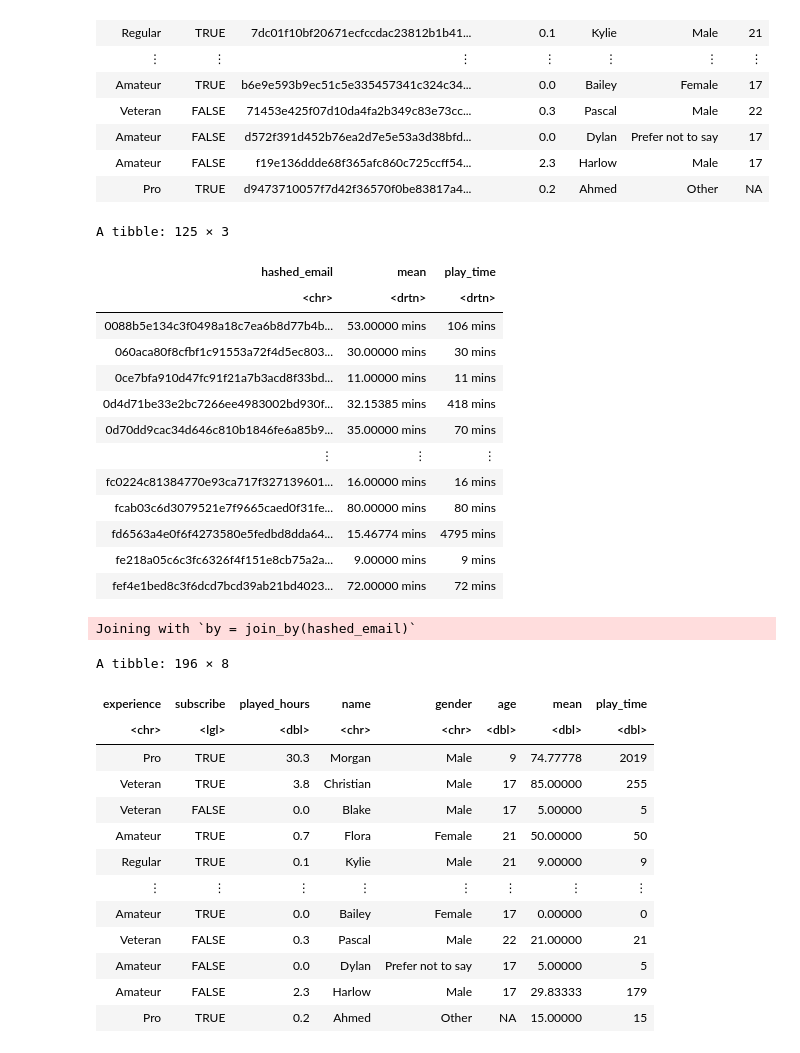
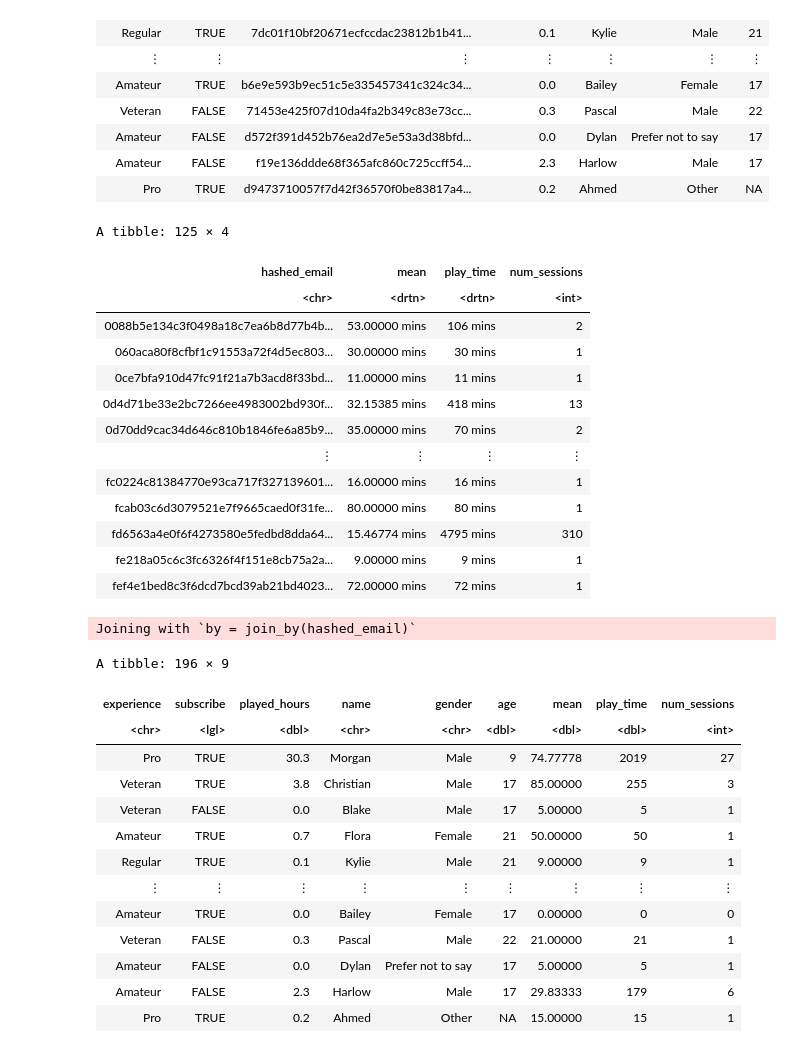
Before and after one commit to YoyoLiu314/group-project, a Jupyter notebook: group_project.ipynb, the cells around one changed output. Drawn from its saved outputs; the diff is of its cells as text; code cells hidden in the pictures.

```diff
--- a/group_project.ipynb
+++ b/group_project.ipynb
@@ -135,42 +135,42 @@ A spec_tbl_df: 196 × 7
 durations <- sessions |>
     mutate(duration = end_time - start_time) |>
     group_by(hashed_email) |>
-    summarize(mean = mean(duration, na.rm = TRUE), play_time = sum(duration, na.rm = TRUE))
+    summarize(mean = mean(duration, na.rm = TRUE), play_time = sum(duration, na.rm = TRUE), num_sessions = n())
 durations
 # %% [output]
-A tibble: 125 × 3
+A tibble: 125 × 4
-| hashed_email | mean | play_time |
-| <chr> | <drtn> | <drtn> |
-| 0088b5e134c3f0498a18c7ea6b8d77b4b... | 53.00000 mins | 106 mins |
-| 060aca80f8cfbf1c91553a72f4d5ec803... | 30.00000 mins | 30 mins |
-| 0ce7bfa910d47fc91f21a7b3acd8f33bd... | 11.00000 mins | 11 mins |
-| 0d4d71be33e2bc7266ee4983002bd930f... | 32.15385 mins | 418 mins |
-| 0d70dd9cac34d646c810b1846fe6a85b9... | 35.00000 mins | 70 mins |
-| ⋮ | ⋮ | ⋮ |
-| fc0224c81384770e93ca717f327139601... | 16.00000 mins | 16 mins |
-| fcab03c6d3079521e7f9665caed0f31fe... | 80.00000 mins | 80 mins |
-| fd6563a4e0f6f4273580e5fedbd8dda64... | 15.46774 mins | 4795 mins |
-| fe218a05c6c3fc6326f4f151e8cb75a2a... | 9.00000 mins | 9 mins |
-| fef4e1bed8c3f6dcd7bcd39ab21bd4023... | 72.00000 mins | 72 mins |
+| hashed_email | mean | play_time | num_sessions |
+| <chr> | <drtn> | <drtn> | <int> |
+| 0088b5e134c3f0498a18c7ea6b8d77b4b... | 53.00000 mins | 106 mins | 2 |
+| 060aca80f8cfbf1c91553a72f4d5ec803... | 30.00000 mins | 30 mins | 1 |
+| 0ce7bfa910d47fc91f21a7b3acd8f33bd... | 11.00000 mins | 11 mins | 1 |
+| 0d4d71be33e2bc7266ee4983002bd930f... | 32.15385 mins | 418 mins | 13 |
+| 0d70dd9cac34d646c810b1846fe6a85b9... | 35.00000 mins | 70 mins | 2 |
+| ⋮ | ⋮ | ⋮ | ⋮ |
+| fc0224c81384770e93ca717f327139601... | 16.00000 mins | 16 mins | 1 |
+| fcab03c6d3079521e7f9665caed0f31fe... | 80.00000 mins | 80 mins | 1 |
+| fd6563a4e0f6f4273580e5fedbd8dda64... | 15.46774 mins | 4795 mins | 310 |
+| fe218a05c6c3fc6326f4f151e8cb75a2a... | 9.00000 mins | 9 mins | 1 |
+| fef4e1bed8c3f6dcd7bcd39ab21bd4023... | 72.00000 mins | 72 mins | 1 |
 # %%
 players_joined <- left_join(players, durations) |>
     select(-hashed_email) |>
     mutate(play_time = as.numeric(play_time), mean = as.numeric(mean)) |>
-    mutate(play_time = replace_na(play_time, 0), mean = replace_na(mean, 0))
+    mutate(play_time = replace_na(play_time, 0), mean = replace_na(mean, 0), num_sessions = replace_na(num_sessions, 0))
 players_joined
 # %% [output]
 Joining with `by = join_by(hashed_email)`
-A tibble: 196 × 8
+A tibble: 196 × 9
-| experience | subscribe | played_hours | name | gender | age | mean | play_time |
-| <chr> | <lgl> | <dbl> | <chr> | <chr> | <dbl> | <dbl> | <dbl> |
-| Pro | TRUE | 30.3 | Morgan | Male | 9 | 74.77778 | 2019 |
-| Veteran | TRUE | 3.8 | Christian | Male | 17 | 85.00000 | 255 |
-| Veteran | FALSE | 0.0 | Blake | Male | 17 | 5.00000 | 5 |
-| Amateur | TRUE | 0.7 | Flora | Female | 21 | 50.00000 | 50 |
-| Regular | TRUE | 0.1 | Kylie | Male | 21 | 9.00000 | 9 |
-| ⋮ | ⋮ | ⋮ | ⋮ | ⋮ | ⋮ | ⋮ | ⋮ |
-| Amateur | TRUE | 0.0 | Bailey | Female | 17 | 0.00000 | 0 |
-| Veteran | FALSE | 0.3 | Pascal | Male | 22 | 21.00000 | 21 |
-| Amateur | FALSE | 0.0 | Dylan | Prefer not to say | 17 | 5.00000 | 5 |
-| Amateur | FALSE | 2.3 | Harlow | Male | 17 | 29.83333 | 179 |
-| Pro | TRUE | 0.2 | Ahmed | Other | NA | 15.00000 | 15 |
+| experience | subscribe | played_hours | name | gender | age | mean | play_time | num_sessions |
+| <chr> | <lgl> | <dbl> | <chr> | <chr> | <dbl> | <dbl> | <dbl> | <int> |
+| Pro | TRUE | 30.3 | Morgan | Male | 9 | 74.77778 | 2019 | 27 |
+| Veteran | TRUE | 3.8 | Christian | Male | 17 | 85.00000 | 255 | 3 |
+| Veteran | FALSE | 0.0 | Blake | Male | 17 | 5.00000 | 5 | 1 |
+| Amateur | TRUE | 0.7 | Flora | Female | 21 | 50.00000 | 50 | 1 |
+| Regular | TRUE | 0.1 | Kylie | Male | 21 | 9.00000 | 9 | 1 |
+| ⋮ | ⋮ | ⋮ | ⋮ | ⋮ | ⋮ | ⋮ | ⋮ | ⋮ |
+| Amateur | TRUE | 0.0 | Bailey | Female | 17 | 0.00000 | 0 | 0 |
+| Veteran | FALSE | 0.3 | Pascal | Male | 22 | 21.00000 | 21 | 1 |
+| Amateur | FALSE | 0.0 | Dylan | Prefer not to say | 17 | 5.00000 | 5 | 1 |
+| Amateur | FALSE | 2.3 | Harlow | Male | 17 | 29.83333 | 179 | 6 |
+| Pro | TRUE | 0.2 | Ahmed | Other | NA | 15.00000 | 15 | 1 |
```
Also changed, not shown: parts of 3 cells of this notebook.
